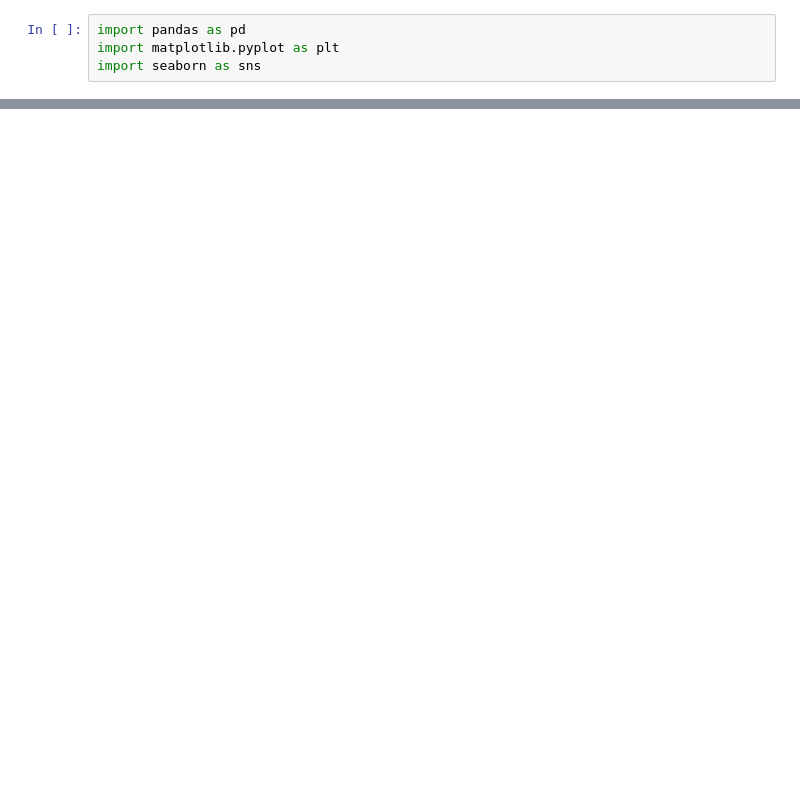
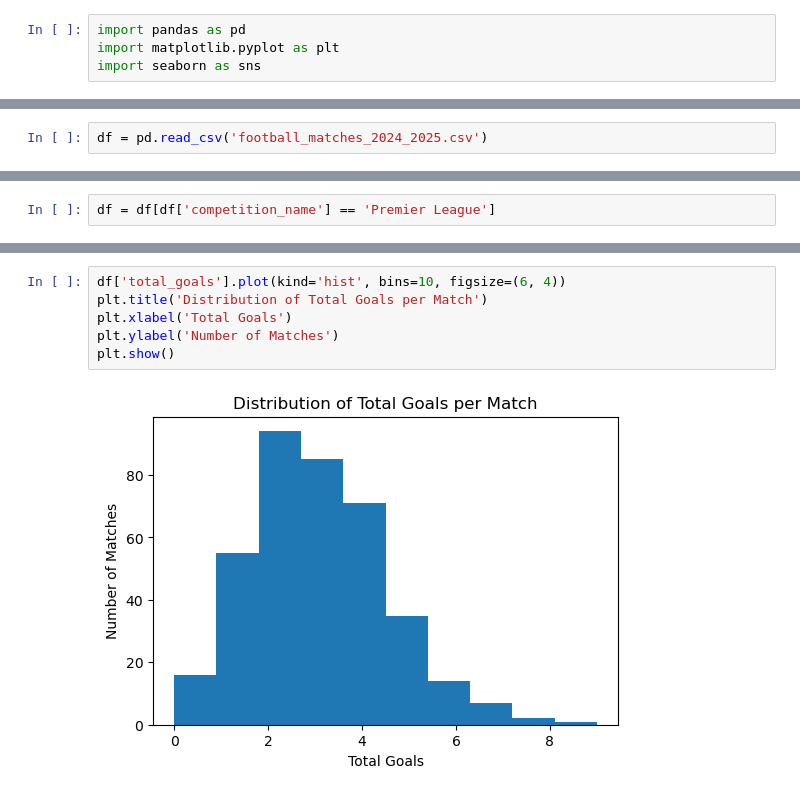
Before and after one commit to stegio94/capstone_project, a Jupyter notebook: Capstone_project.ipynb, the cells around one changed output, grey strips where cells are left out. Cells and saved outputs as stored; diff of their text form; blank space fills up the shorter version.

```diff
--- a/Capstone_project.ipynb
+++ b/Capstone_project.ipynb
@@ -328,0 +24,2 @@ This project shows how football data can be used to better understand match resu
+# %%
+df = pd.read_csv('football_matches_2024_2025.csv')
@@ -328,0 +32,2 @@ This project shows how football data can be used to better understand match resu
+# %%
+df = df[df['competition_name'] == 'Premier League']
@@ -328,0 +137,8 @@ This project shows how football data can be used to better understand match resu
+# %%
+df['total_goals'].plot(kind='hist', bins=10, figsize=(6, 4))
+plt.title('Distribution of Total Goals per Match')
+plt.xlabel('Total Goals')
+plt.ylabel('Number of Matches')
+plt.show()
+# %% [output]
+[figure, added]
```
Also changed, not shown: parts of 69 cells of this notebook, 1 other file.
